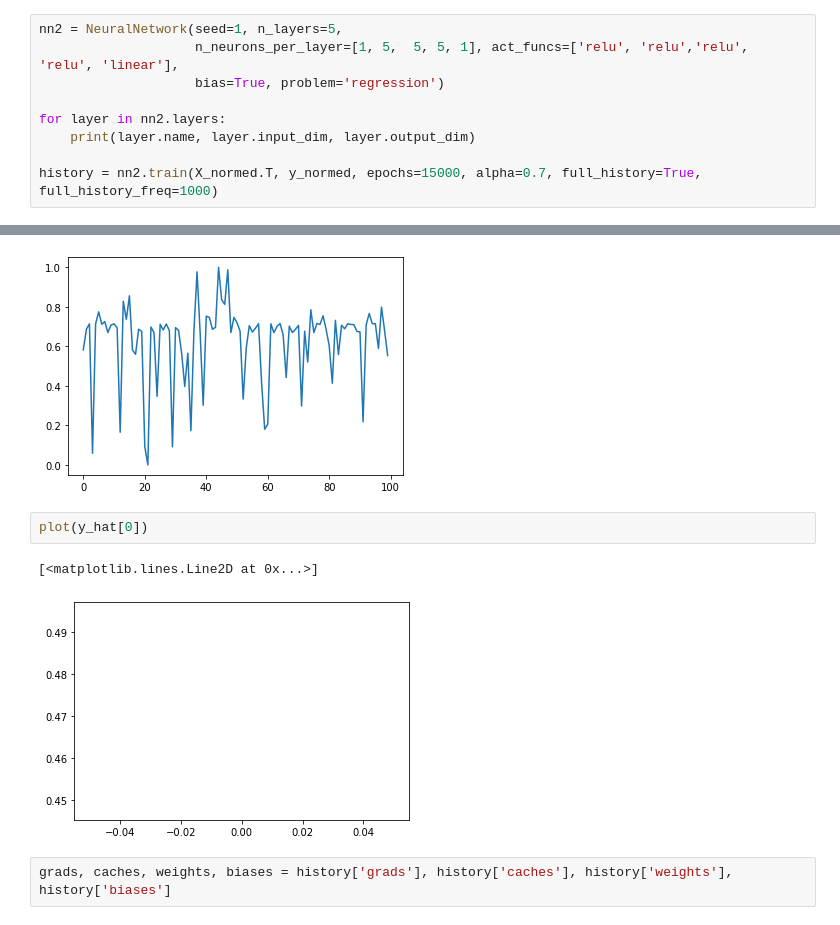
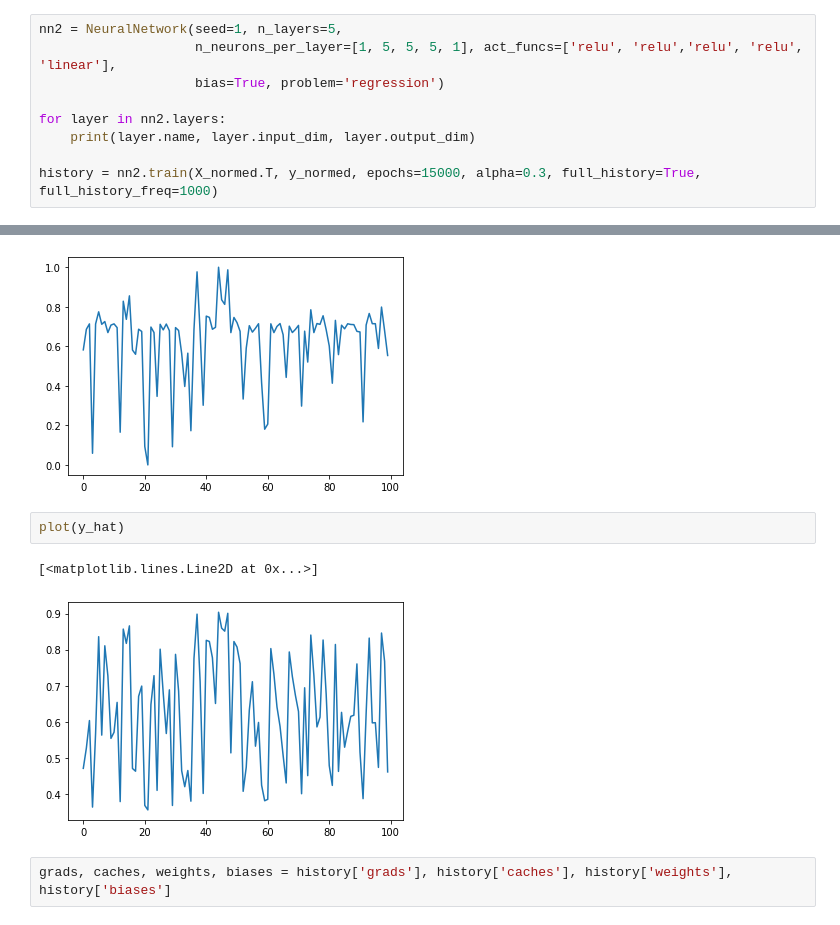
Before and after one commit to MichalBortkiewicz/mlp-neural-network, a Jupyter notebook: notebooks/visualization_test.ipynb, the cells around one changed output, grey strips where cells are left out. Drawn from its saved outputs; the diff is of its cells as text.

Commit message:
kaggle start, visualization grads itp

```diff
--- a/notebooks/visualization_test.ipynb
+++ b/notebooks/visualization_test.ipynb
@@ -35,13 +35,13 @@ plot(*zip(*sorted(zip(X_normed, y_normed))))
 copy_Y_normed = y_normed.copy()
 # %%
 nn2 = NeuralNetwork(seed=1, n_layers=5,
-                    n_neurons_per_layer=[1, 5,  5, 5, 1], act_funcs=['relu', 'relu','relu', 'relu', 'linear'],
+                    n_neurons_per_layer=[1, 5, 5, 5, 1], act_funcs=['relu', 'relu','relu', 'relu', 'linear'],
                     bias=True, problem='regression')
 
 for layer in nn2.layers:
     print(layer.name, layer.input_dim, layer.output_dim)
 
-history = nn2.train(X_normed.T, y_normed, epochs=15000, alpha=0.7, full_history=True, full_history_freq=1000)
+history = nn2.train(X_normed.T, y_normed, epochs=15000, alpha=0.3, full_history=True, full_history_freq=1000)
 # %% [output]
 Dense_0 1 1
 Dense_1 1 5
@@ -79,10 +79,10 @@ plot(y_normed)
 [<matplotlib.lines.Line2D at 0x...>]
 [figure]
 # %%
-plot(y_hat[0])
+plot(y_hat)
 # %% [output]
 [<matplotlib.lines.Line2D at 0x...>]
-[figure, old version]
+[figure, new version]
 # %%
 grads, caches, weights, biases = history['grads'], history['caches'], history['weights'], history['biases']
 # %%
```
Also changed, not shown: parts of 8 cells of this notebook, 4 other files.
